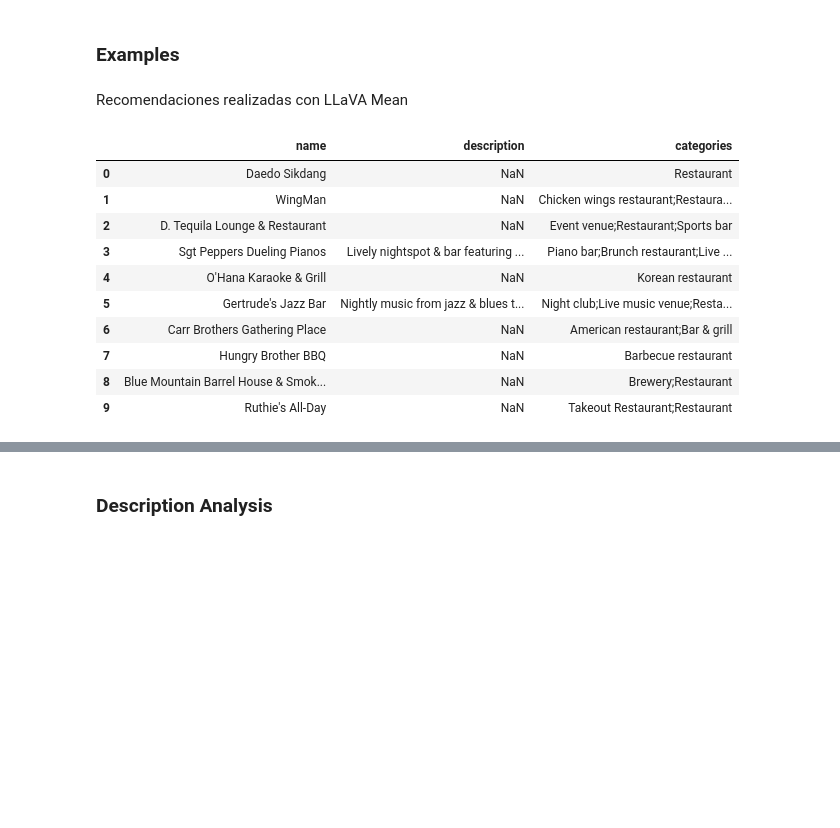
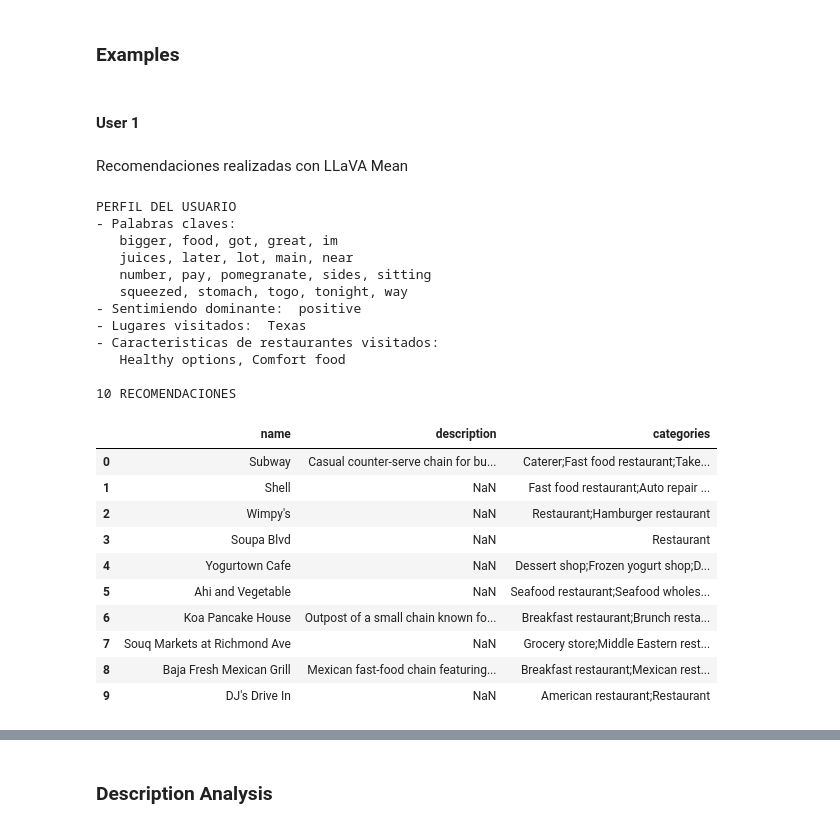
Before and after one commit to pedrozavalat/iic3633-proyecto, a Jupyter notebook: iic3633_LLaVA_Tiny 2.ipynb, the cells around one changed output, grey strips where cells are left out. Drawn from its saved outputs; the diff is of its cells as text; code cells hidden in the pictures; blank space fills up the shorter version.

```diff
--- a/iic3633_LLaVA_Tiny 2.ipynb
+++ b/iic3633_LLaVA_Tiny 2.ipynb
@@ -809,6 +912,3 @@ plt.show()
 # Results
 # %% [markdown]
 ## LLaVA - Most Similar
-# %%
-print('LLaVA (Case 1: Most Similar)')
-llava_most_sim_reclist = llava_train(train_users, test_users, mode='knn')
@@ -817,8 +915,10 @@ LLaVA (Case 1: Most Similar)
 # %% [markdown]
 ### Metrics
 # %%
-llava_most_sim_reclist10, llava_most_sim_reclist20 = {}, {}
+print('LLaVA (Case 1: Most Similar)')
+llava_most_sim_reclist10, llava_most_sim_reclist20, llava_most_sim_reclist30 = {}, {}, {}
 
 for user_id, reclists in llava_most_sim_reclist.items():
     llava_most_sim_reclist10[user_id] = reclists[10]
     llava_most_sim_reclist20[user_id] = reclists[20]
+    llava_most_sim_reclist30[user_id] = reclists[30]
@@ -845,4 +957,15 @@ Diversity@20: 0.7501805054151622
 # %% [markdown]
 ### Examples
+# %%
+# Buscamos diversos usuarios
+user1, user2, user3 = None, None, None
+while not (user1 and user2 and user3):
+    for user, recs in test_users.items():
+        if user1 == None and 1 <= len(recs) < 4:
+            user1 = user
+        if user2 == None and 4 <= len(recs) < 6:
+            user2 = user
+        if user3 == None and 8 <= len(recs):
+            user3 = user
 # %% [markdown]
 Recomendaciones realizadas con LLava Most Similar
@@ -943,6 +1213,3 @@ The room is filled with people, with some standing closer to the front and other
 Podemos notar que gran parte de las recomendaciones tienen en comun sobre restaurantes con un gran ambiente musical, con gente y buen ambiente. Si bien no es del mismo "tipo" (como comida mexicana, tailandesa, etc..), la descripcion de la imagen da implicitamente el gusto de la persona.
 # %% [markdown]
 ## LLaVA Mean
-# %%
-print('LLaVA (Case 1: Mean)')
-llava_mean_reclist = llava_train(train_users, test_users, mode='mean')
@@ -978,23 +1243,34 @@ Novelty@20: 8.574839579615794
 Diversity@20: 0.7518050541516244
 # %% [markdown]
 ### Examples
+# %% [markdown]
+#### User 1
 # %% [markdown]
 Recomendaciones realizadas con LLaVA Mean
 # %%
-show_recommendations(
-    user=random_user,
-    reclist=llava_mean_reclist10['100012107238749468669']
-)
+show_recommendations(user=user1, reclist=llava_mean_reclist10[user1])
 # %% [output]
+PERFIL DEL USUARIO
+- Palabras claves:
+   bigger, food, got, great, im
+   juices, later, lot, main, near
+   number, pay, pomegranate, sides, sitting
+   squeezed, stomach, togo, tonight, way
+- Sentimiendo dominante:  positive
+- Lugares visitados:  Texas
+- Caracteristicas de restaurantes visitados:
+   Healthy options, Comfort food
+
+10 RECOMENDACIONES
 |  | name | description | categories |
-| 0 | Daedo Sikdang | NaN | Restaurant |
-| 1 | WingMan | NaN | Chicken wings restaurant;Restaura... |
-| 2 | D. Tequila Lounge & Restaurant | NaN | Event venue;Restaurant;Sports bar |
-| 3 | Sgt Peppers Dueling Pianos | Lively nightspot & bar featuring ... | Piano bar;Brunch restaurant;Live ... |
-| 4 | O'Hana Karaoke & Grill | NaN | Korean restaurant |
-| 5 | Gertrude's Jazz Bar | Nightly music from jazz & blues t... | Night club;Live music venue;Resta... |
-| 6 | Carr Brothers Gathering Place | NaN | American restaurant;Bar & grill |
-| 7 | Hungry Brother BBQ | NaN | Barbecue restaurant |
-| 8 | Blue Mountain Barrel House & Smok... | NaN | Brewery;Restaurant |
-| 9 | Ruthie's All-Day | NaN | Takeout Restaurant;Restaurant |
+| 0 | Subway | Casual counter-serve chain for bu... | Caterer;Fast food restaurant;Take... |
+| 1 | Shell | NaN | Fast food restaurant;Auto repair ... |
+| 2 | Wimpy's | NaN | Restaurant;Hamburger restaurant |
+| 3 | Soupa Blvd | NaN | Restaurant |
+| 4 | Yogurtown Cafe | NaN | Dessert shop;Frozen yogurt shop;D... |
+| 5 | Ahi and Vegetable | NaN | Seafood restaurant;Seafood wholes... |
+| 6 | Koa Pancake House | Outpost of a small chain known fo... | Breakfast restaurant;Brunch resta... |
+| 7 | Souq Markets at Richmond Ave | NaN | Grocery store;Middle Eastern rest... |
+| 8 | Baja Fresh Mexican Grill | Mexican fast-food chain featuring... | Breakfast restaurant;Mexican rest... |
+| 9 | DJ's Drive In | NaN | American restaurant;Restaurant |
 # %%
```
Also changed, not shown: parts of 43 cells of this notebook.
